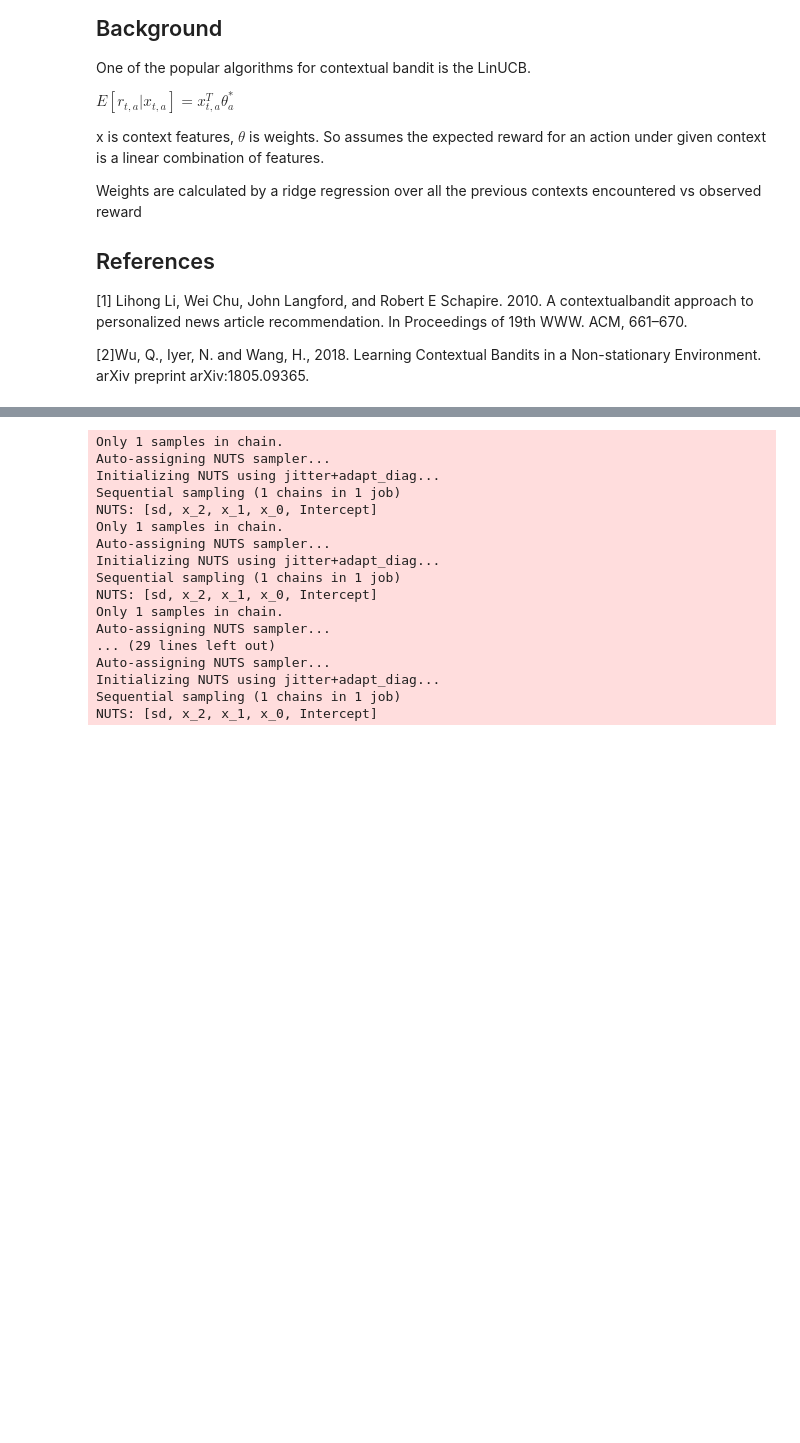
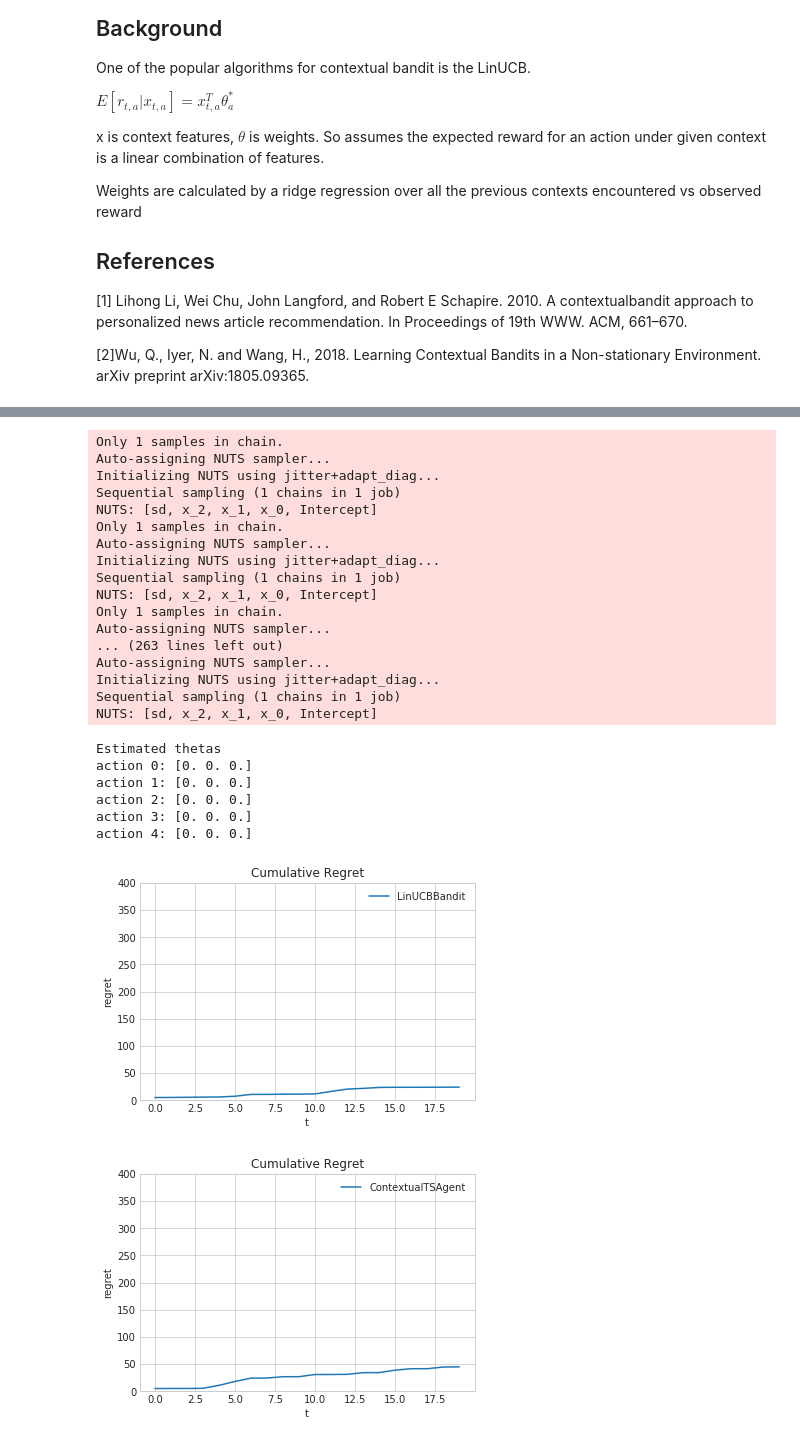
Before and after one commit to stephengou/Contextual-Multi-Armed-Bandit, a Jupyter notebook: Non-Stationary Contextual MAB.ipynb, the cells around one changed output, grey strips where cells are left out. Drawn from its saved outputs; the diff is of its cells as text; code cells hidden in the pictures; blank space fills up the shorter version.

Commit message:
re-run plots with diff iterations

```diff
--- a/Non-Stationary Contextual MAB.ipynb
+++ b/Non-Stationary Contextual MAB.ipynb
@@ -208,13 +205,13 @@ class Experiment():
         return
 # %%
 #Main
-ITERATIONS = 12
+ITERATIONS = 20
 FEATURES = 3
 ACTIONS = 5
 exp1 = Experiment(ITERATIONS, LinUCBBandit(FEATURES, ACTIONS),FEATURES, ACTIONS, False)
-exp2 =  Experiment(ITERATIONS, LinUCBBandit(FEATURES, ACTIONS),FEATURES, ACTIONS, True)
+#exp2 =  Experiment(ITERATIONS, LinUCBBandit(FEATURES, ACTIONS),FEATURES, ACTIONS, True)
 exp1.run()
-exp2.run()
+#exp2.run()
 agent = ContextualTSAgent(FEATURES, ACTIONS)
 exp3 = Experiment(ITERATIONS,agent ,FEATURES, ACTIONS, False)
 exp3.run()
@@ -235,21 +232,29 @@ action 3: [0.22717899 0.15145266 0.15145266]
 action 1: [ 0.13464955 -0.2290356   0.43768234]
 action 2: [-0.18723837  1.175319    1.39098828]
 action 3: [-0.34967544  0.87517511  0.08668476]
 action 4: [ 0.20413368  1.27678991 -1.28689183]
 Only 1 samples in chain.
 Auto-assigning NUTS sampler...
 Initializing NUTS using jitter+adapt_diag...
 Sequential sampling (1 chains in 1 job)
 NUTS: [sd, x_2, x_1, x_0, Intercept]
 Only 1 samples in chain.
 Auto-assigning NUTS sampler...
 Initializing NUTS using jitter+adapt_diag...
 Sequential sampling (1 chains in 1 job)
 NUTS: [sd, x_2, x_1, x_0, Intercept]
 Only 1 samples in chain.
 Auto-assigning NUTS sampler...
-... (29 lines left out)
+... (263 lines left out)
 Auto-assigning NUTS sampler...
 Initializing NUTS using jitter+adapt_diag...
 Sequential sampling (1 chains in 1 job)
 NUTS: [sd, x_2, x_1, x_0, Intercept]
+Estimated thetas
+action 0: [0. 0. 0.]
+action 1: [0. 0. 0.]
+action 2: [0. 0. 0.]
+action 3: [0. 0. 0.]
+action 4: [0. 0. 0.]
+[figure, added]
+[figure, added]
```
Also changed, not shown: parts of 2 cells of this notebook.
